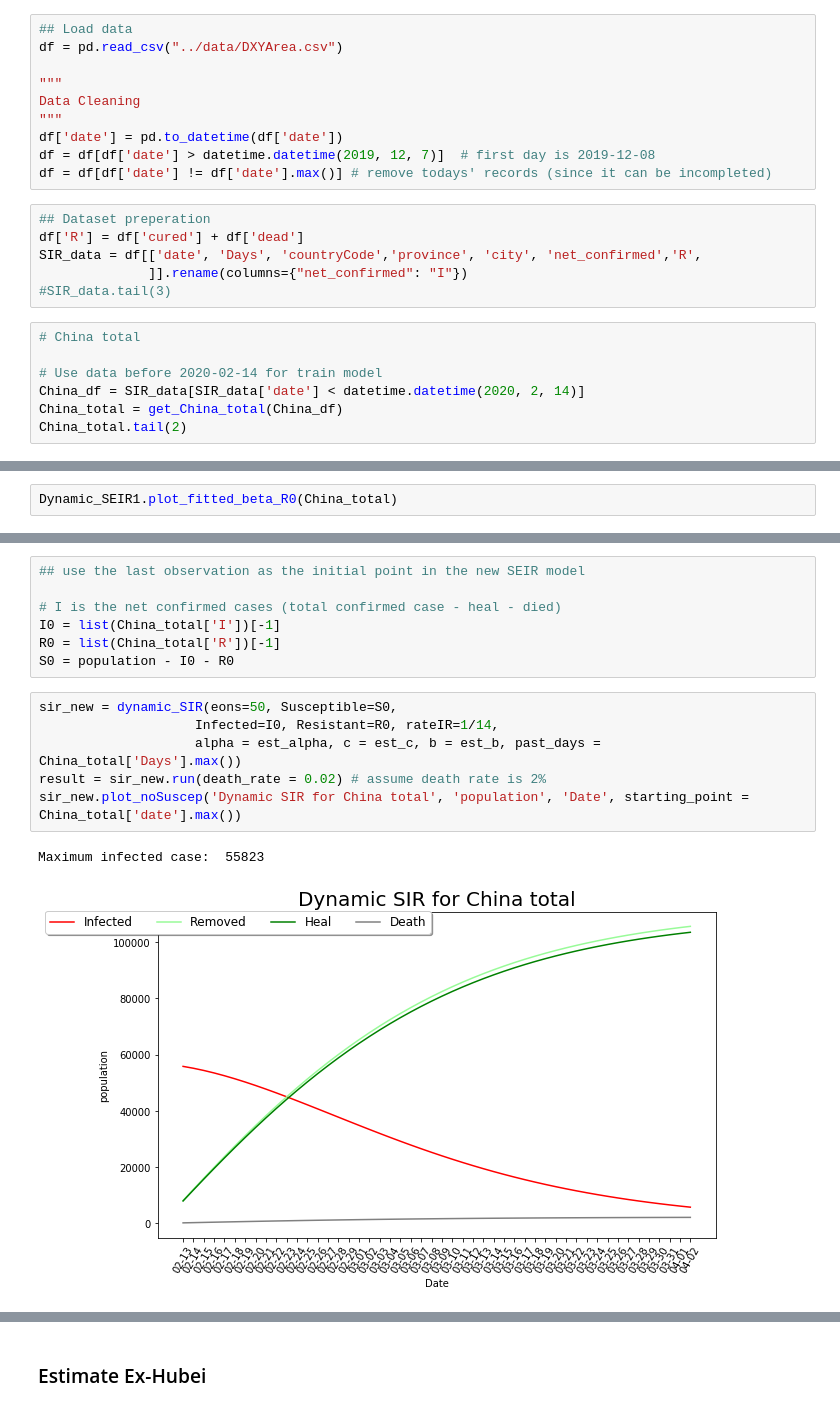
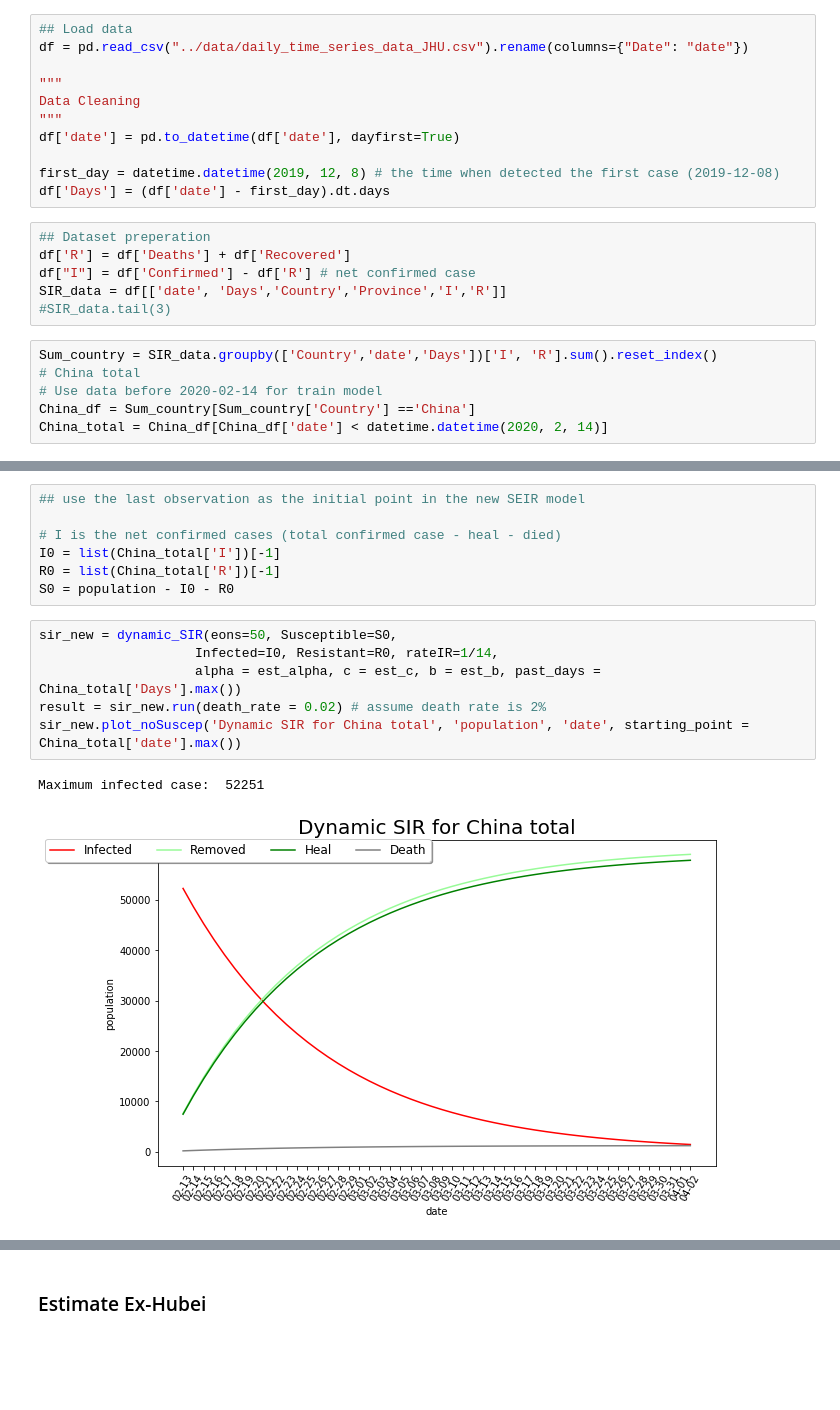
Before and after one commit to docligot/CoronaTracker-simulteModel, a Jupyter notebook: dynamic_SIR/Forecast_by_DynamicSIR.ipynb, the cells around one changed output, grey strips where cells are left out. Drawn from its saved outputs; the diff is of its cells as text; blank space fills up the shorter version.

```diff
--- a/dynamic_SIR/Forecast_by_DynamicSIR.ipynb
+++ b/dynamic_SIR/Forecast_by_DynamicSIR.ipynb
@@ -35,23 +46,23 @@ Hubei_population = 58500000
 # %%
 ## Load data
-df = pd.read_csv("../data/DXYArea.csv")
+df = pd.read_csv("../data/daily_time_series_data_JHU.csv").rename(columns={"Date": "date"})
 
 """
 Data Cleaning
 """
-df['date'] = pd.to_datetime(df['date'])
-df = df[df['date'] > datetime.datetime(2019, 12, 7)]  # first day is 2019-12-08
-df = df[df['date'] != df['date'].max()] # remove todays' records (since it can be incompleted)
+df['date'] = pd.to_datetime(df['date'], dayfirst=True)
+
+first_day = datetime.datetime(2019, 12, 8) # the time when detected the first case (2019-12-08)
+df['Days'] = (df['date'] - first_day).dt.days
 # %%
 ## Dataset preperation
-df['R'] = df['cured'] + df['dead']
-SIR_data = df[['date', 'Days', 'countryCode','province', 'city', 'net_confirmed','R',
-              ]].rename(columns={"net_confirmed": "I"})
+df['R'] = df['Deaths'] + df['Recovered']
+df["I"] = df['Confirmed'] - df['R'] # net confirmed case
+SIR_data = df[['date', 'Days','Country','Province','I','R']]
 #SIR_data.tail(3)
 # %%
+Sum_country = SIR_data.groupby(['Country','date','Days'])['I', 'R'].sum().reset_index()
 # China total
-
 # Use data before 2020-02-14 for train model
-China_df = SIR_data[SIR_data['date'] < datetime.datetime(2020, 2, 14)]
-China_total = get_China_total(China_df)
-China_total.tail(2)
+China_df = Sum_country[Sum_country['Country'] =='China']
+China_total = China_df[China_df['date'] < datetime.datetime(2020, 2, 14)]
@@ -83,2 +89,0 @@ estimation_df.tail(2)
-# %%
-Dynamic_SEIR1.plot_fitted_beta_R0(China_total)
@@ -98,12 +101,12 @@ S0 = population - I0 - R0
 # %%
 sir_new = dynamic_SIR(eons=50, Susceptible=S0,
                     Infected=I0, Resistant=R0, rateIR=1/14,
                     alpha = est_alpha, c = est_c, b = est_b, past_days = China_total['Days'].max())
 result = sir_new.run(death_rate = 0.02) # assume death rate is 2%
-sir_new.plot_noSuscep('Dynamic SIR for China total', 'population', 'Date', starting_point = China_total['date'].max())
+sir_new.plot_noSuscep('Dynamic SIR for China total', 'population', 'date', starting_point = China_total['date'].max())
 # %% [output]
-Maximum infected case:  55823
+Maximum infected case:  52251
-[figure, old version]
+[figure, new version]
 # %%
 """
 Calculate MAPE test score using SEIR model result
```
Also changed, not shown: parts of 12 cells of this notebook, 2 other files.
